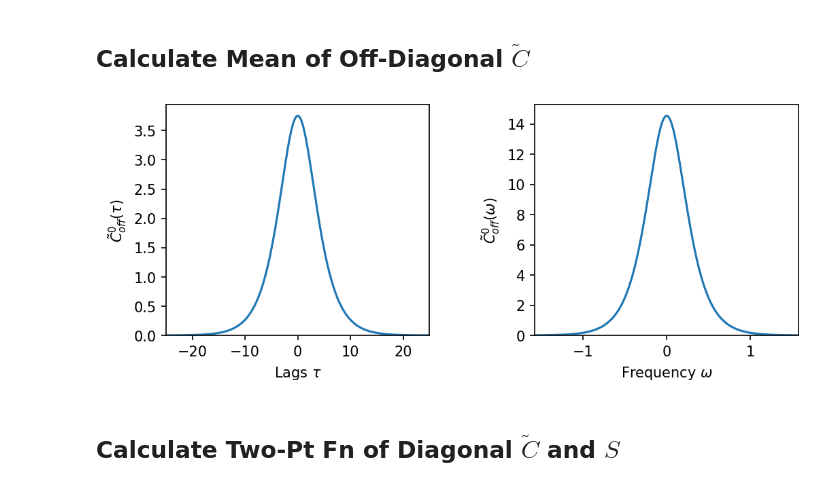
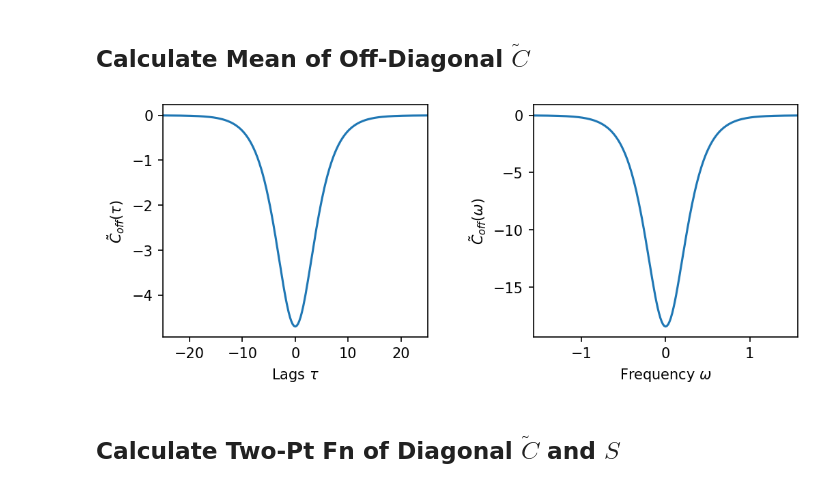
Before and after one commit to AddingAddict/MeanFieldCorrelations, a Jupyter notebook: notebooks/single population RELU.ipynb, the cells around one changed output. Saved outputs shown, nothing was run; the diff lists cells and outputs as text; code cells hidden in the pictures.

```diff
--- a/notebooks/single population RELU.ipynb
+++ b/notebooks/single population RELU.ipynb
@@ -37,7 +42,7 @@ sr2pi = np.sqrt(2*np.pi)
 # Simulate Network, Extract Statistics
 # %%
 reload(network)
-net = network.Network(NC=10000)
+net = network.Network(NC=1000)
 
 gbar = np.array([-5])
 g = np.array([2])
@@ -595,21 +623,21 @@ Nlong = round(Tlong/dmft_dt)
 
 ts = np.concatenate((np.arange(Nlong//2),-np.arange(Nlong//2+1)[:0:-1]))*dmft_dt
 
-Ctild_t = np.zeros((NP,Nlong))
-Ctild_t[:,:Nsav] = Ctild
-Ctild_t[:,-Nsav+1:] = Ctild[:,:0:-1]
+Ctild_on_t = np.zeros((NP,Nlong))
+Ctild_on_t[:,:Nsav] = Ctild
+Ctild_on_t[:,-Nsav+1:] = Ctild[:,:0:-1]
 
-S_t = np.zeros((NP,Nlong))
-S_t[:,:Nsav] = S
+S_on_t = np.zeros((NP,Nlong))
+S_on_t[:,:Nsav] = S
 
 fs = np.fft.fftfreq(Nlong,dmft_dt)
 os = fs*2*np.pi
 
-Ctild_f = np.real(np.fft.fft(Ctild_t)) * dmft_dt
-Ctild_o = Ctild_f / sr2pi
+Ctild_on_f = np.real(np.fft.fft(Ctild_on_t)) * dmft_dt
+Ctild_on_o = Ctild_on_f / sr2pi
 
-S_f = mean_P(u,D[:,0],n=0)/(1+1j*tau*os[None,:])
-S_o = S_f / sr2pi
+S_on_f = mean_P(u,D[:,0],n=0)/(1+1j*tau*os[None,:])
+S_on_o = S_on_f / sr2pi
 # %%
 fig,axs = plt.subplots(3,2,figsize=(4*2,3*3),dpi=150)
 fig.subplots_adjust(wspace=0.4,hspace=0.4)
@@ -655,0 +686,5 @@ fig.align_labels()
+# %%
+F_off_o = gbar[:,None] / (np.sqrt(2*np.pi)*(1-np.sqrt(2*np.pi)*gbar[:,None]*S_o))
+F_off_f = F_off_o * np.sqrt(2*np.pi)
+
+F_off_t = np.fft.ifft(F_off_f) / dmft_dt
@@ -656,38 +731,40 @@ fig.align_labels()
 # %% [markdown]
 ## Calculate Mean of Off-Diagonal $\tilde{C}$
 # %%
-psiC_0_o = 2*np.real(S_o)*Ctild_o / np.sqrt(2*np.pi)
-psiC_0_f = psiC_0_o * np.sqrt(2*np.pi)
+Ctild_off_o = 2*np.real(F_off_o*S_on_o)*Ctild_on_o * 2*np.pi
+Ctild_off_f = Ctild_off_o * np.sqrt(2*np.pi)
 
-psiC_0_t = np.real(np.fft.ifft(psiC_0_f)) / dmft_dt
+Ctild_off_t = np.real(np.fft.ifft(Ctild_off_f)) / dmft_dt
+
+Ctild_off = Ctild_off_t[:,:Nsav]
 # %%
 fig,axs = plt.subplots(1,2,figsize=(4*2,3*1),dpi=150)
 fig.subplots_adjust(wspace=0.4,hspace=0.4)
 
 t_idx = np.argsort(ts)
 o_idx = np.argsort(os)
 
 tlim = 25
 olim = 0.25*2*np.pi
 
-axs[0].plot(ts[t_idx],Ctild_t[0,t_idx])
-axs[1].plot(os[o_idx],Ctild_o[0,o_idx])
+axs[0].plot(ts[t_idx],Ctild_off_t[0,t_idx])
+axs[1].plot(os[o_idx],Ctild_off_o[0,o_idx])
 
 axs[0].set_xlim(-tlim,tlim)
 axs[1].set_xlim(-olim,olim)
 
-axs[0].set_ylim(0,None)
-axs[1].set_ylim(0,None)
+# axs[0].set_ylim(0,None)
+# axs[1].set_ylim(0,None)
 
 axs[0].set_xlabel(r'Lags $\tau$')
 axs[1].set_xlabel(r'Frequency $\omega$')
 
-axs[0].set_ylabel(r'$\tilde{C}^0_{off}(\tau)$')
-axs[1].set_ylabel(r'$\tilde{C}^0_{off}(\omega)$')
+axs[0].set_ylabel(r'$\tilde{C}_{off}(\tau)$')
+axs[1].set_ylabel(r'$\tilde{C}_{off}(\omega)$')
 
 fig.align_labels()
 # %% [output]
-[figure, old version]
+[figure, new version]
 # %% [markdown]
 ## Calculate Two-Pt Fn of Diagonal $\tilde{C}$ and $S$
 # %%
```
Also changed, not shown: parts of 33 cells of this notebook, 6 other files.
